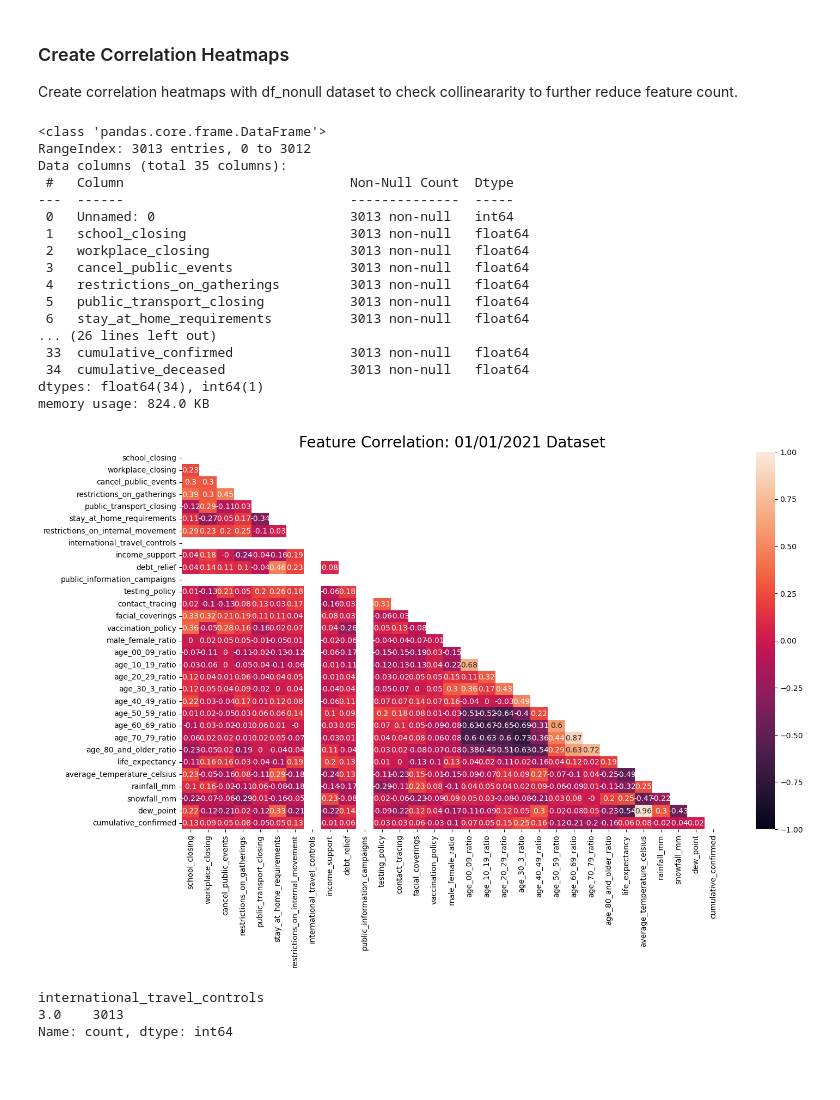
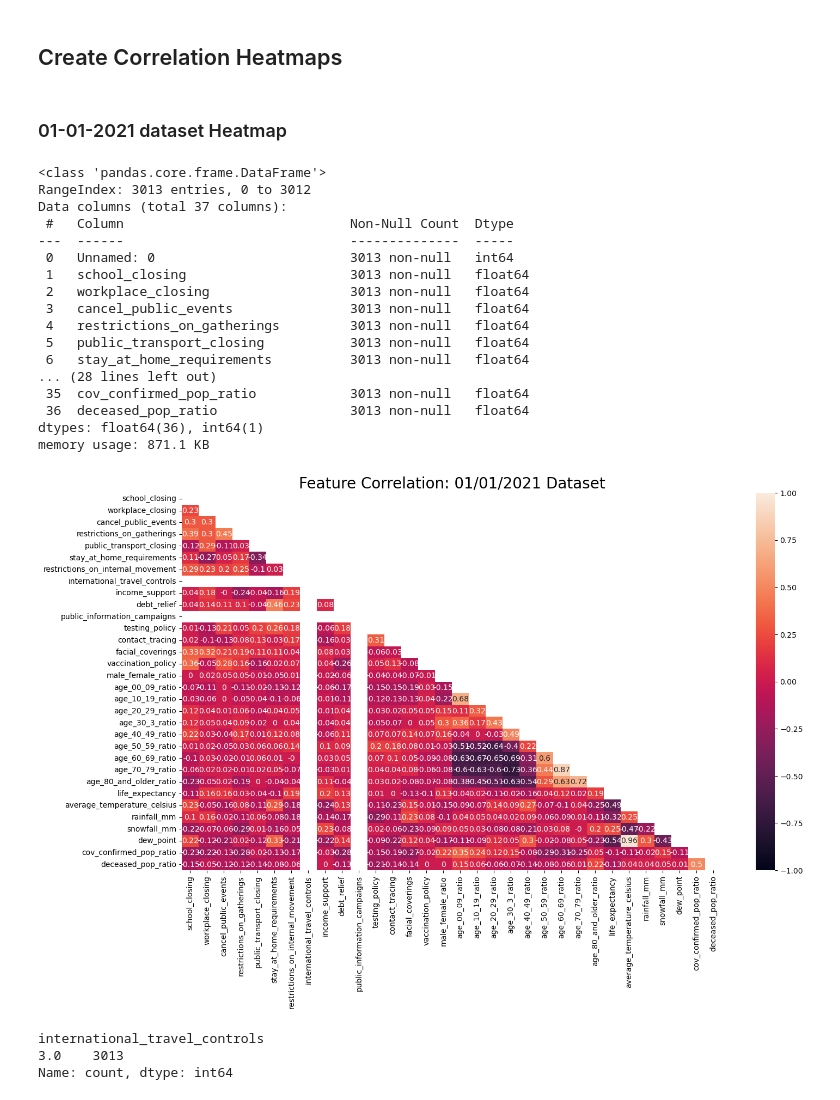
Before and after one commit to jrrrrrr0770/Covid-19-Study, a Jupyter notebook: 2_EDA.ipynb, the cells around one changed output. Saved outputs shown, nothing was run; the diff lists cells and outputs as text; code cells hidden in the pictures; blank space fills up the shorter version.

Commit message:
create time series dataset, clean notebook

```diff
--- a/2_EDA.ipynb
+++ b/2_EDA.ipynb
@@ -14,19 +14,21 @@ import matplotlib.pyplot as plt
 # %%
 # Read in Datasets
 
-merge_1 = pd.read_csv('../us_datasets/merged_1.csv')
-merge_2 = pd.read_csv('../us_datasets/merged_2.csv')
-merge_3 = pd.read_csv('../us_datasets/merged_3.csv')
+merged_1 = pd.read_csv('../us_datasets/merged_1.csv')
+merged_2 = pd.read_csv('../us_datasets/merged_2.csv')
+merged_3 = pd.read_csv('../us_datasets/merged_3.csv')
 # %% [markdown]
-### Create Correlation Heatmaps
-
-Create correlation heatmaps with df_nonull dataset to check collineararity to further reduce feature count.
+## Create Correlation Heatmaps
+# %% [markdown]
+### 01-01-2021 dataset Heatmap
 # %%
-merge_1.info()
+# View merge_1 info() to identify target variable and drop unnecessary features for inferential linear regression modeling
+
+merged_1.info()
 # %% [output]
 <class 'pandas.core.frame.DataFrame'>
 RangeIndex: 3013 entries, 0 to 3012
-Data columns (total 35 columns):
+Data columns (total 37 columns):
  #   Column                             Non-Null Count  Dtype
 ---  ------                             --------------  -----
  0   Unnamed: 0                         3013 non-null   int64
@@ -36,24 +38,26 @@ Data columns (total 35 columns):
  4   restrictions_on_gatherings         3013 non-null   float64
  5   public_transport_closing           3013 non-null   float64
  6   stay_at_home_requirements          3013 non-null   float64
-... (26 lines left out)
- 33  cumulative_confirmed               3013 non-null   float64
- 34  cumulative_deceased                3013 non-null   float64
-dtypes: float64(34), int64(1)
-memory usage: 824.0 KB
+... (28 lines left out)
+ 35  cov_confirmed_pop_ratio            3013 non-null   float64
+ 36  deceased_pop_ratio                 3013 non-null   float64
+dtypes: float64(36), int64(1)
+memory usage: 871.1 KB
 # %%
-merge_1_corr = merge_1.drop(columns = ['Unnamed: 0', 'new_confirmed', 'new_deceased', 'cumulative_deceased'])
+#  Create heatmap to optimize feature selection
+
+merged_1_corr = merged_1.drop(columns = ['Unnamed: 0', 'new_confirmed', 'new_deceased', 'cumulative_deceased', 'cumulative_confirmed'])
 plt.figure(figsize = (16, 9))
-corr = round(merge_1_corr.corr(numeric_only = True), 2)
+corr = round(merged_1_corr.corr(numeric_only = True), 2)
 mask = np.zeros_like(corr)
 mask[np.triu_indices_from(mask)] = True
 
 sns.heatmap(corr,
            vmin = -1,
            vmax = 1,
            mask = mask,
            annot = True);
 plt.title('Feature Correlation: 01/01/2021 Dataset', size = 20);
 # %% [output]
-[figure, old version]
+[figure, new version]
 # %%
```
Also changed, not shown: parts of 13 cells of this notebook, 2 other files.
